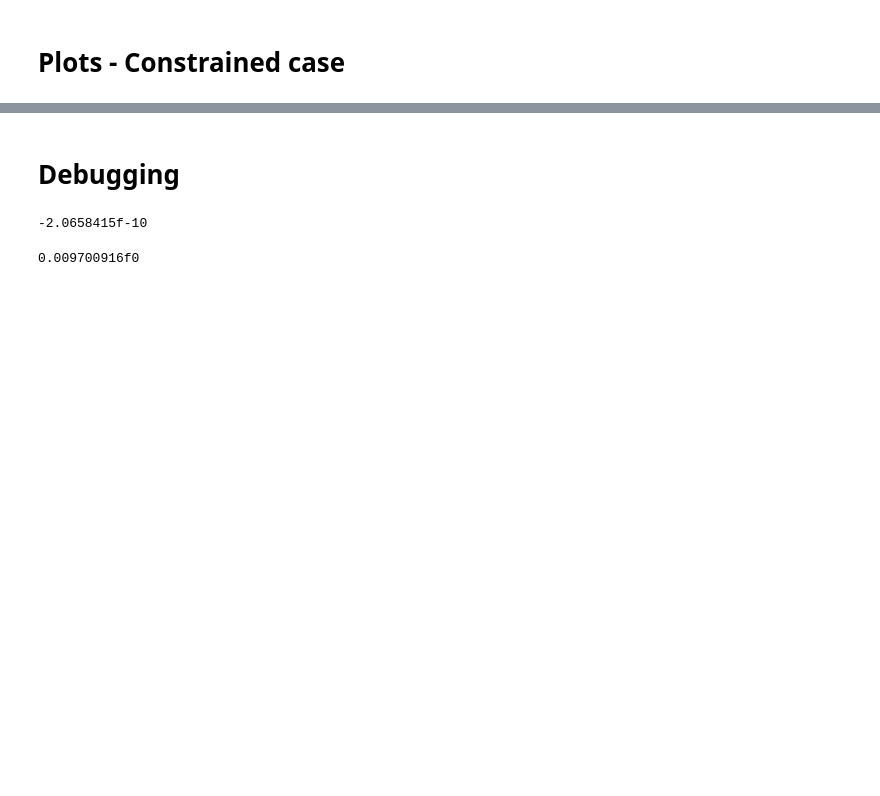
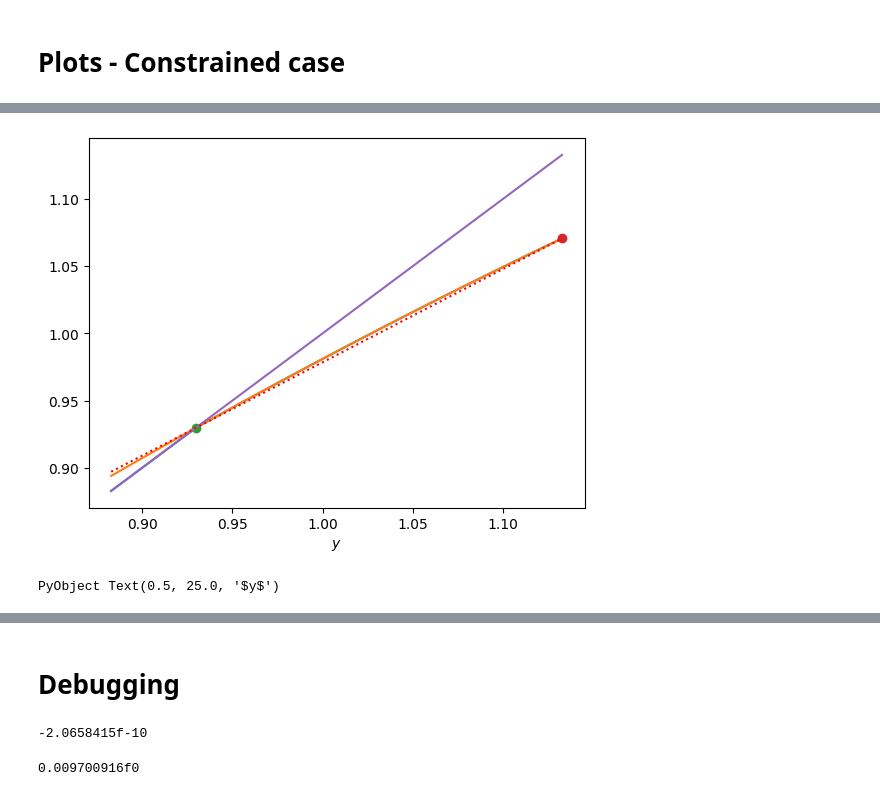
Before and after one commit to carlogalli/colab-gpu, a Jupyter notebook: reducedform_v2.ipynb, the cells around one changed output, grey strips where cells are left out. Saved outputs shown, nothing was run; the diff lists cells and outputs as text; code cells hidden in the pictures; blank space fills up the shorter version.

```diff
--- a/reducedform_v2.ipynb
+++ b/reducedform_v2.ipynb
@@ -2820,3 +2891,26 @@ plot_eqm_y(mp, ma, pe, pf)
+# %%
+d0, d1
+ylb = ygrid[1]
+yub = ygrid[end]
+#d0*ylb+d1*ylb^2
+
+y1 = -d0/d1
+y2 = yub-max(0,d0*yub+d1*yub^2)
+
+coef = (y2-y1)/(yub-y1)
+interc = y1-coef*y1
+
+figure()
+plot(ygrid, [y-max(0,d0*y+d1*y^2) for y in ygrid])
+plot(ygrid, [y-d0*y-d1*y^2 for y in ygrid])
+plot(y1, y1, "o")
+plot(yub, yub-max(0,d0*yub+d1*yub^2), "o")
+plot(ygrid, ygrid)
+plot(ygrid, [coef*y+interc for y in ygrid], ":r")
+xlabel(L"y")
+# %% [output]
+[figure, added]
+PyObject Text(0.5, 25.0, '$y$')
 # %%
 plot_histograms(sa, sp)
 # %%
```
Also changed, not shown: parts of 16 cells of this notebook.
